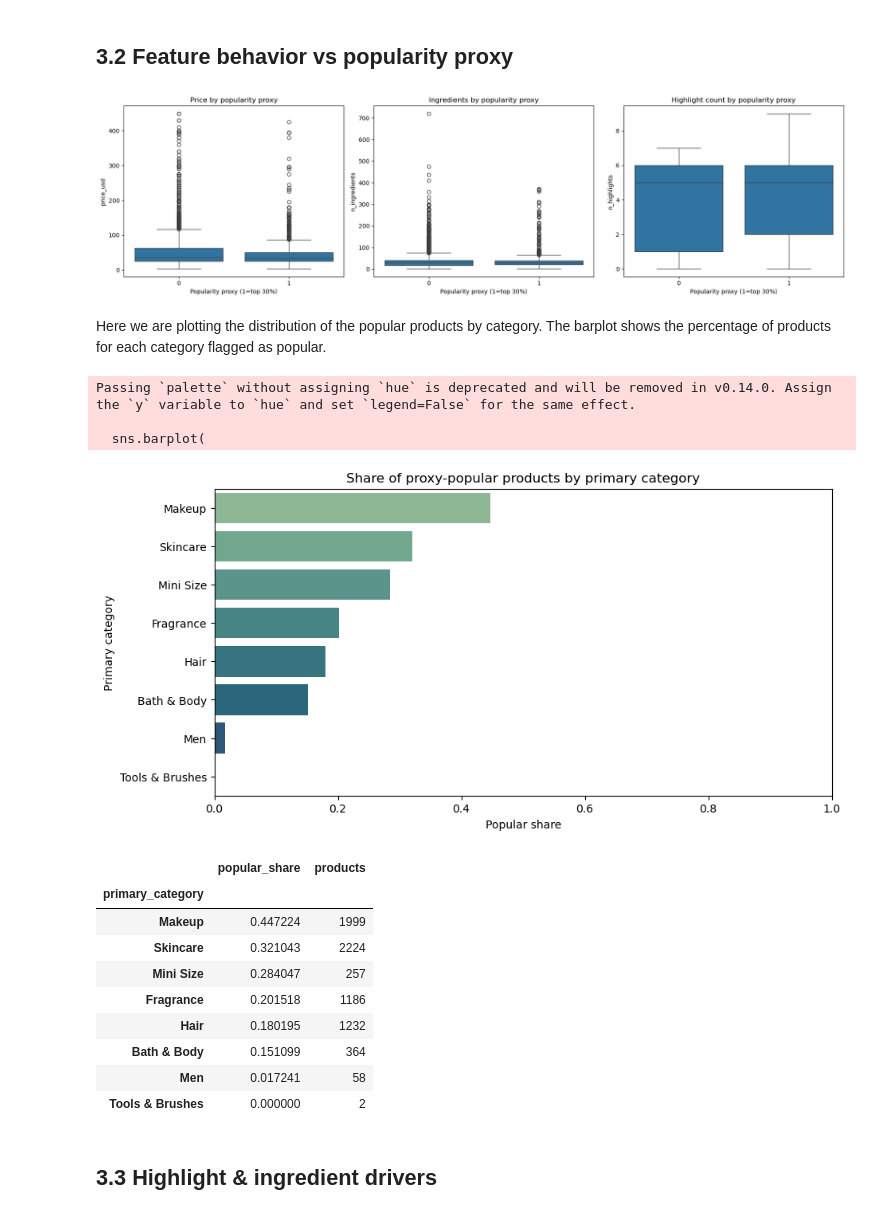
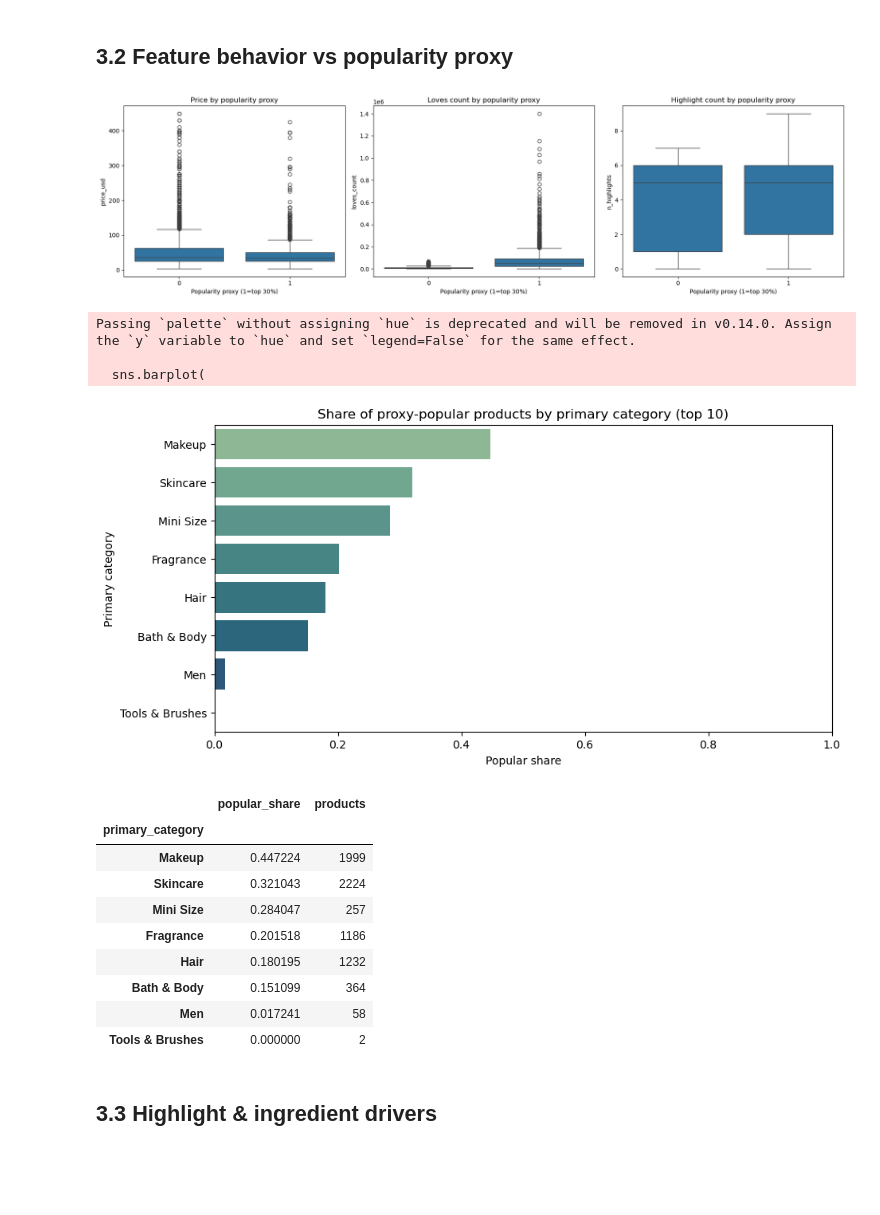
Before and after one commit to juliaaaloopez/visual_analytics_final_project, a Jupyter notebook: Final_project.ipynb, the cells around one changed output. Saved outputs shown, nothing was run; the diff lists cells and outputs as text; code cells hidden in the pictures; blank space fills up the shorter version.

```diff
--- a/Final_project.ipynb
+++ b/Final_project.ipynb
@@ -653,25 +628,23 @@ Passing `palette` without assigning `hue` is deprecated and will be removed in v
 # %%
 fig, axes = plt.subplots(1, 3, figsize=(18, 5))
 sns.boxplot(x='popularity_proxy', y='price_usd', data=df, ax=axes[0])
 axes[0].set_title('Price by popularity proxy')
-sns.boxplot(x='popularity_proxy', y='n_ingredients', data=df, ax=axes[1])
-axes[1].set_title('Ingredients by popularity proxy')
+sns.boxplot(x='popularity_proxy', y='loves_count', data=df, ax=axes[1])
+axes[1].set_title('Loves count by popularity proxy')
 sns.boxplot(x='popularity_proxy', y='n_highlights', data=df, ax=axes[2])
 axes[2].set_title('Highlight count by popularity proxy')
 for ax in axes:
     ax.set_xlabel('Popularity proxy (1=top 30%)')
 plt.tight_layout()
 plt.show()
 # %% [output]
-[figure, old version]
+[figure, new version]
-# %% [markdown]
-Here we are plotting the distribution of the popular products by category. The barplot shows the percentage of products for each category flagged as popular.
 # %%
 popularity_by_category = (
     df.groupby('primary_category')['popularity_proxy']
       .agg(popular_share='mean', products='count')
       .sort_values('popular_share', ascending=False)
-
+      .head(10)
 )
 
 plt.figure(figsize=(10, 5))
@@ -680,7 +653,7 @@ sns.barplot(
     x=popularity_by_category['popular_share'],
     palette='crest'
 )
-plt.title('Share of proxy-popular products by primary category')
+plt.title('Share of proxy-popular products by primary category (top 10)')
 plt.xlabel('Popular share')
 plt.ylabel('Primary category')
 plt.xlim(0, 1)
@@ -691,7 +664,7 @@ popularity_by_category
 Passing `palette` without assigning `hue` is deprecated and will be removed in v0.14.0. Assign the `y` variable to `hue` and set `legend=False` for the same effect.
 
   sns.barplot(
-[figure, old version]
+[figure, new version]
 |  | popular_share | products |
 | primary_category |  |  |
 | Makeup | 0.447224 | 1999 |
```
Also changed, not shown: parts of 77 cells of this notebook.
